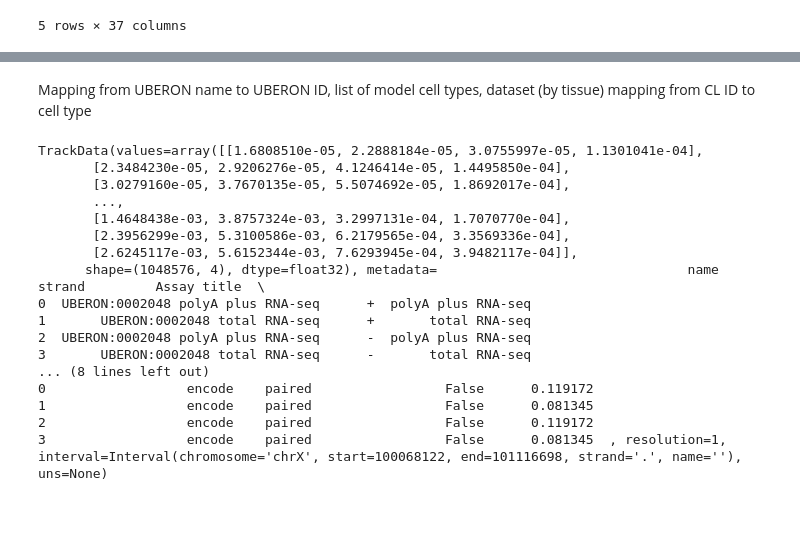
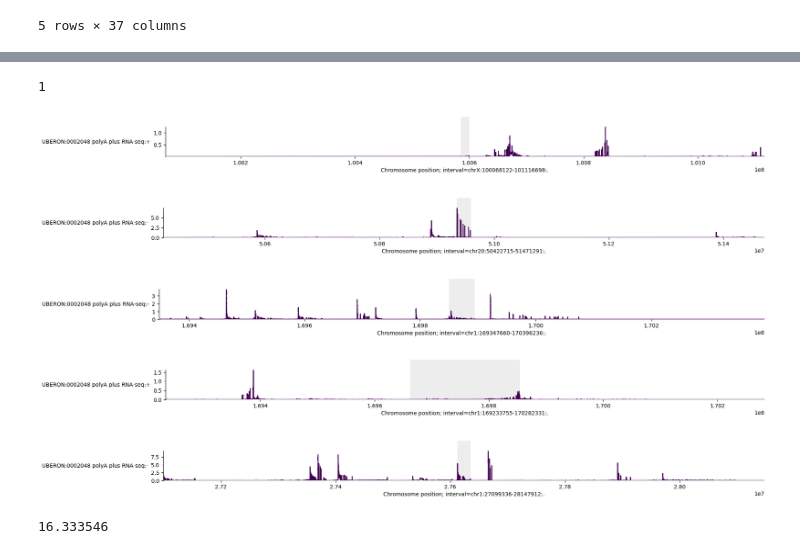
Before and after one commit to irith-kat/genai4bio-project, a Jupyter notebook: alphagenome_preprocessing.ipynb, the cells around one changed output, grey strips where cells are left out. Saved outputs shown, nothing was run; the diff lists cells and outputs as text; code cells hidden in the pictures; blank space fills up the shorter version.

Commit message:
feat: updated metadata processing and gitignore

```diff
--- a/alphagenome_preprocessing.ipynb
+++ b/alphagenome_preprocessing.ipynb
@@ -5,9 +5,10 @@ from alphagenome.models import dna_client
 from alphagenome.visualization import plot_components
 import matplotlib.pyplot as plt
 # %%
-ALPHAGENOME_API_KEY = ''
+ALPHAGENOME_API_KEY = 'AIzaSyD-XLUT_X9O3GX_IMtK87K2j2IdWswODwI'
 ORGAN = 'lung'
-PARQUET_PATH = f'data/processed/{ORGAN}_10x_pseudobulk.parquet'
+ROOT_DIR = 'data/pseudobulk'
+PARQUET_PATH = f'{ROOT_DIR}/{ORGAN}_10x_pseudobulk.parquet'
 # %%
 df = pd.read_parquet(PARQUET_PATH) # Read pseudobulk data (cell type x gene)
 df = df.reset_index()
@@ -145,28 +121,38 @@ Cell types not represented in model: {'CL:0002138', 'CL:0000814', 'CL:4028006',
-# %% [markdown]
-Mapping from UBERON name to UBERON ID, list of model cell types, dataset (by tissue) mapping from CL ID to cell type
 # %%
-output = model.predict_interval(
-    interval=intervals[0].resize(dna_client.SEQUENCE_LENGTH_1MB),
+N = 100 # ~0.65 seconds per 1Mb interval on CPU
+outputs = [model.predict_interval(
+    interval=interval.resize(dna_client.SEQUENCE_LENGTH_1MB),
     requested_outputs=[dna_client.OutputType.RNA_SEQ],
-    ontology_terms=[uberon_mapping[TISSUE]], # 'CL:0000624'
-)
+    ontology_terms=[uberon_mapping[ORGAN]], # 'CL:0000624'
+) for interval in intervals[:N]] # Run on first N genes for testing
+# %%
+print(outputs[0].rna_seq.resolution)
+# %% [output]
+1
+# %%
+def filter_rna_seq_output(rna_seq, interval):
+    rna_seq_metadata = rna_seq.metadata
+    rna_seq_metadata = rna_seq_metadata[rna_seq_metadata['strand'] == interval.strand]
+    rna_seq_metadata = rna_seq_metadata[rna_seq_metadata['Assay title'] == 'polyA plus RNA-seq']
+    rna_seq = rna_seq.filter_tracks([True if i == rna_seq_metadata.index else False for i in range(rna_seq.num_tracks)])
+    return rna_seq
+# %%
+rna_seqs = [filter_rna_seq_output(outputs[i].rna_seq, intervals[i]) for i in range(N)]
 # %%
-output.rna_seq
+for i in range(5):
+    plot_components.plot(
+        components=[
+            plot_components.Tracks(rna_seqs[i]),
+        ],
+        interval=rna_seqs[i].interval, # Show the full 1MB window
+        annotations=[ # Highlight the original interval (gene)
+            plot_components.IntervalAnnotation([intervals[i]]),
+        ],
+    )
+    plt.show()
 # %% [output]
-TrackData(values=array([[1.6808510e-05, 2.2888184e-05, 3.0755997e-05, 1.1301041e-04],
-       [2.3484230e-05, 2.9206276e-05, 4.1246414e-05, 1.4495850e-04],
-       [3.0279160e-05, 3.7670135e-05, 5.5074692e-05, 1.8692017e-04],
-       ...,
-       [1.4648438e-03, 3.8757324e-03, 3.2997131e-04, 1.7070770e-04],
-       [2.3956299e-03, 5.3100586e-03, 6.2179565e-04, 3.3569336e-04],
-       [2.6245117e-03, 5.6152344e-03, 7.6293945e-04, 3.9482117e-04]],
-      shape=(1048576, 4), dtype=float32), metadata=                                name strand         Assay title  \
-0  UBERON:0002048 polyA plus RNA-seq      +  polyA plus RNA-seq
-1       UBERON:0002048 total RNA-seq      +       total RNA-seq
-2  UBERON:0002048 polyA plus RNA-seq      -  polyA plus RNA-seq
-3       UBERON:0002048 total RNA-seq      -       total RNA-seq
-... (8 lines left out)
-0                  encode    paired                 False      0.119172
-1                  encode    paired                 False      0.081345
-2                  encode    paired                 False      0.119172
-3                  encode    paired                 False      0.081345  , resolution=1, interval=Interval(chromosome='chrX', start=100068122, end=101116698, strand='.', name=''), uns=None)
+[figure, added]
+[figure, added]
+[figure, added]
+[figure, added]
+[figure, added]
@@ -172,0 +165,5 @@ TrackData(values=array([[1.6808510e-05, 2.2888184e-05, 3.0755997e-05, 1.1301041e
+# %%
+gene_expr = rna_seq_gene.values.sum() # Total expression across the gene body
+print(gene_expr)
+# %% [output]
+16.333546
```
Also changed, not shown: parts of 5 cells of this notebook, 4 other files.
